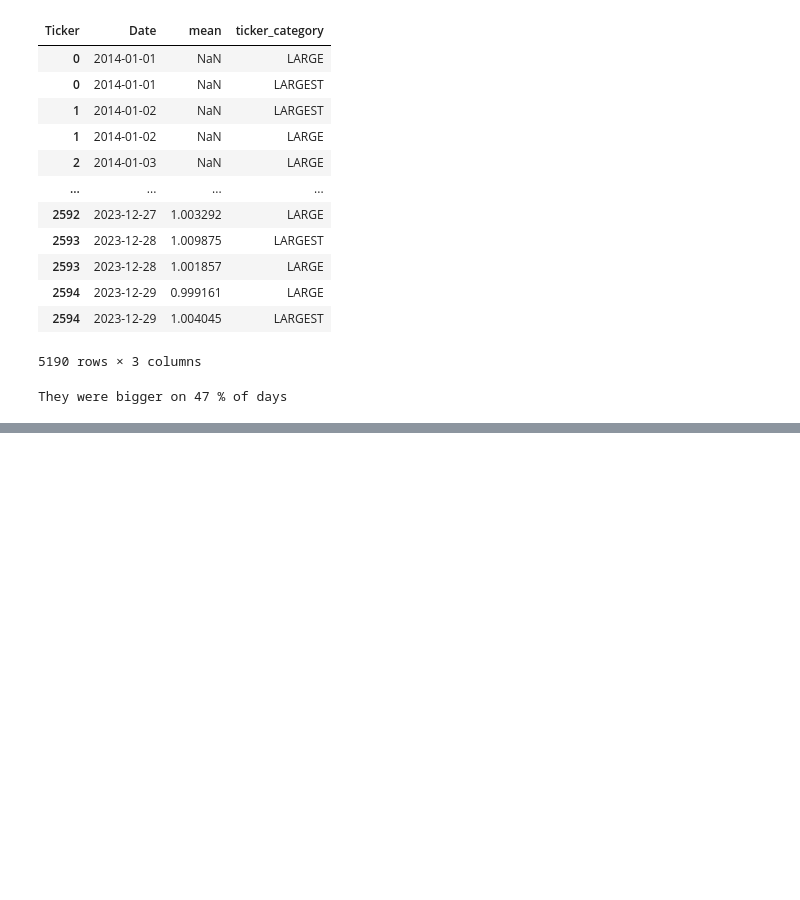
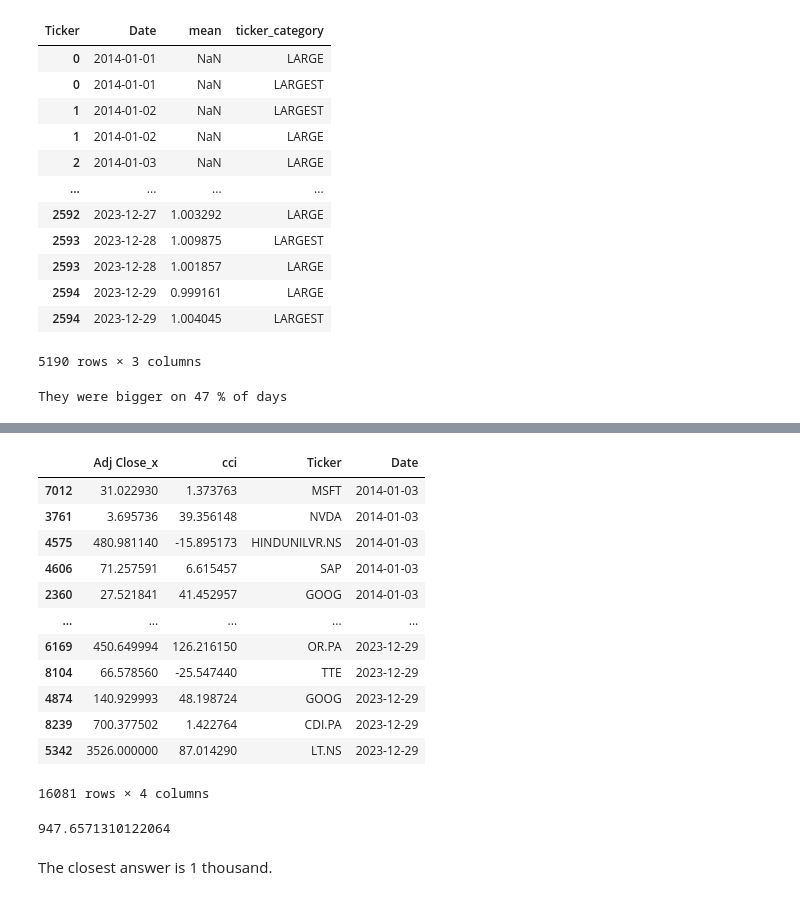
Before and after one commit to tarasenya/stock-markets-analytics-zoomcamp, a Jupyter notebook: Week-2/hw-2.ipynb, the cells around one changed output, grey strips where cells are left out. Drawn from its saved outputs; the diff is of its cells as text; code cells hidden in the pictures; blank space fills up the shorter version.

Commit message:
Added answer to Q4 of HW-2

```diff
--- a/Week-2/hw-2.ipynb
+++ b/Week-2/hw-2.ipynb
@@ -424,0 +455,18 @@ They were bigger on 47 % of days
+# %%
+stocks_combined_fridays = stocks_combined_fridays[['Adj Close_x', 'cci', 'Ticker', 'Date']]
+stocks_combined_fridays.sort_values(by=['Date'], inplace=True)
+stocks_combined_fridays
+# %% [output]
+|  | Adj Close_x | cci | Ticker | Date |
+| 7012 | 31.022930 | 1.373763 | MSFT | 2014-01-03 |
+| 3761 | 3.695736 | 39.356148 | NVDA | 2014-01-03 |
+| 4575 | 480.981140 | -15.895173 | HINDUNILVR.NS | 2014-01-03 |
+| 4606 | 71.257591 | 6.615457 | SAP | 2014-01-03 |
+| 2360 | 27.521841 | 41.452957 | GOOG | 2014-01-03 |
+| ... | ... | ... | ... | ... |
+| 6169 | 450.649994 | 126.216150 | OR.PA | 2023-12-29 |
+| 8104 | 66.578560 | -25.547440 | TTE | 2023-12-29 |
+| 4874 | 140.929993 | 48.198724 | GOOG | 2023-12-29 |
+| 8239 | 700.377502 | 1.422764 | CDI.PA | 2023-12-29 |
+| 5342 | 3526.000000 | 87.014290 | LT.NS | 2023-12-29 |
+16081 rows × 4 columns
@@ -424,0 +482,6 @@ They were bigger on 47 % of days
+# %%
+print(gross_profit)
+# %% [output]
+947.6571310122064
+# %% [markdown]
+The closest answer is 1 thousand.
```
Also changed, not shown: parts of 4 cells of this notebook, 2 other files.
